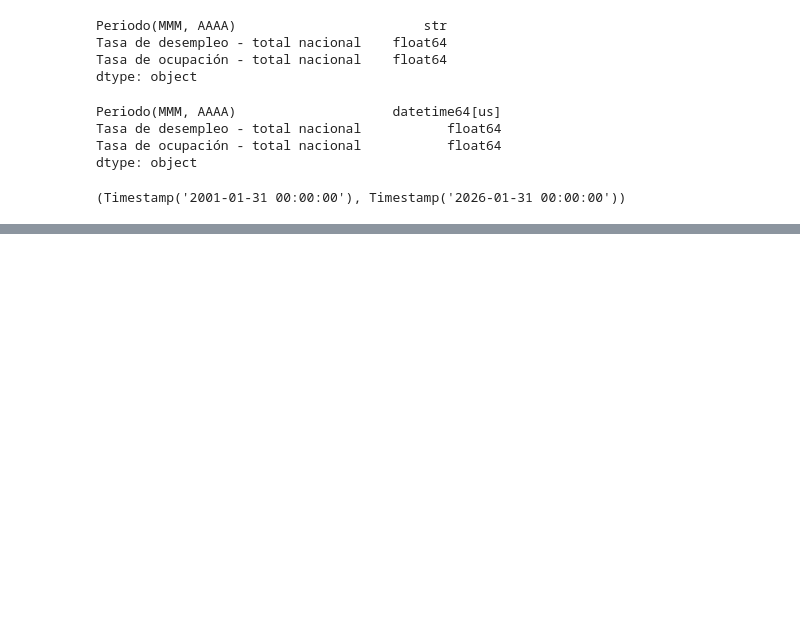
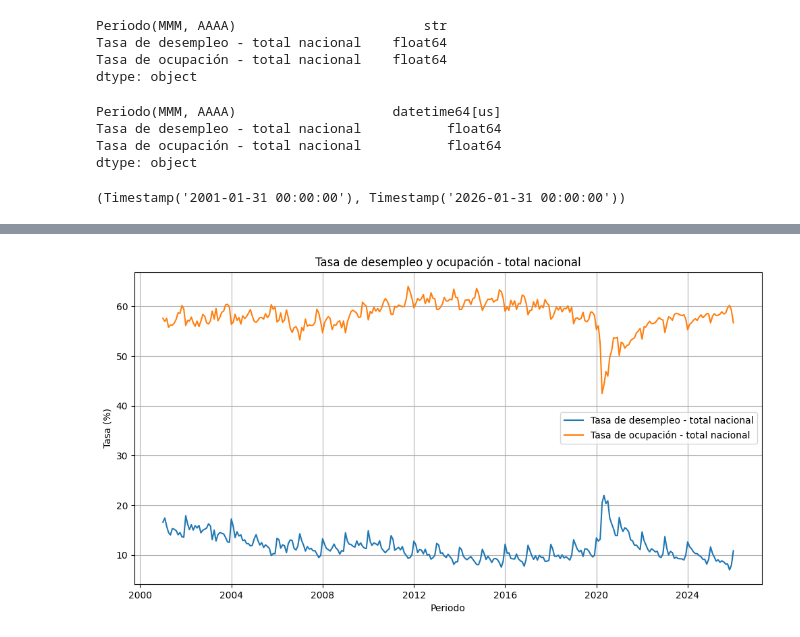
Before and after one commit to AlexSG29/Modelos_Econometricos, a Jupyter notebook: primera clase/primera_clase.ipynb, the cells around one changed output, grey strips where cells are left out. Saved outputs shown, nothing was run; the diff lists cells and outputs as text; code cells hidden in the pictures; blank space fills up the shorter version.

```diff
--- a/primera clase/primera_clase.ipynb
+++ b/primera clase/primera_clase.ipynb
@@ -79,0 +66,6 @@ plt.show()
+# %%
+# vamos a ajustar la temporalidad de los datos
+# para que todas las fechas sean con el dia 1 del mes
+data['Periodo(MMM, AAAA)'] = data['Periodo(MMM, AAAA)'].dt.to_period('M').dt.to_timestamp()
+# comprobamos
+data['Periodo(MMM, AAAA)'].min(), data['Periodo(MMM, AAAA)'].max()
@@ -79,0 +84,14 @@ plt.show()
+# %%
+# ahora si grafiquemos las tasas de desempleo y ocupación
+import matplotlib.pyplot as plt
+plt.figure(figsize=(12, 6))
+plt.plot(data['Periodo(MMM, AAAA)'], data['Tasa de desempleo - total nacional'], label='Tasa de desempleo - total nacional')
+plt.plot(data['Periodo(MMM, AAAA)'], data['Tasa de ocupación - total nacional'], label='Tasa de ocupación - total nacional')
+plt.xlabel('Periodo')
+plt.ylabel('Tasa (%)')
+plt.title('Tasa de desempleo y ocupación - total nacional')
+plt.legend()
+plt.grid()
+plt.show()
+# %% [output]
+[figure, added]
```
Also changed, not shown: parts of 3 cells of this notebook.
